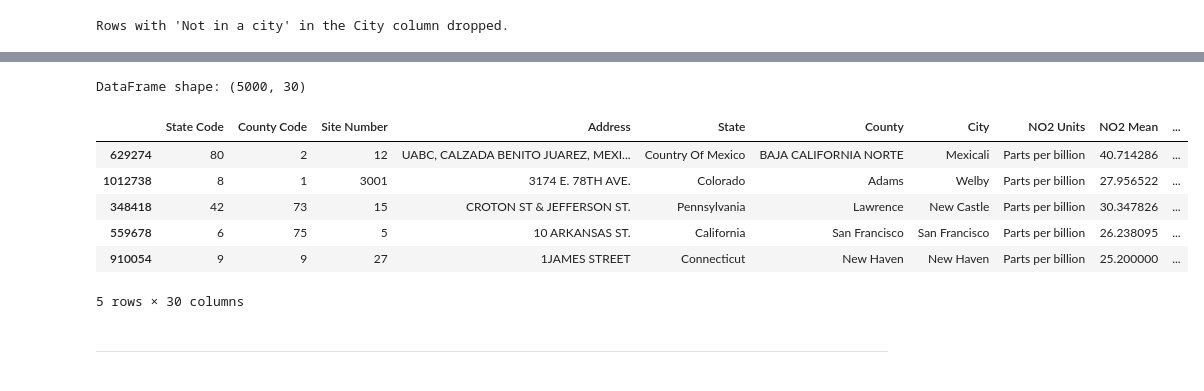
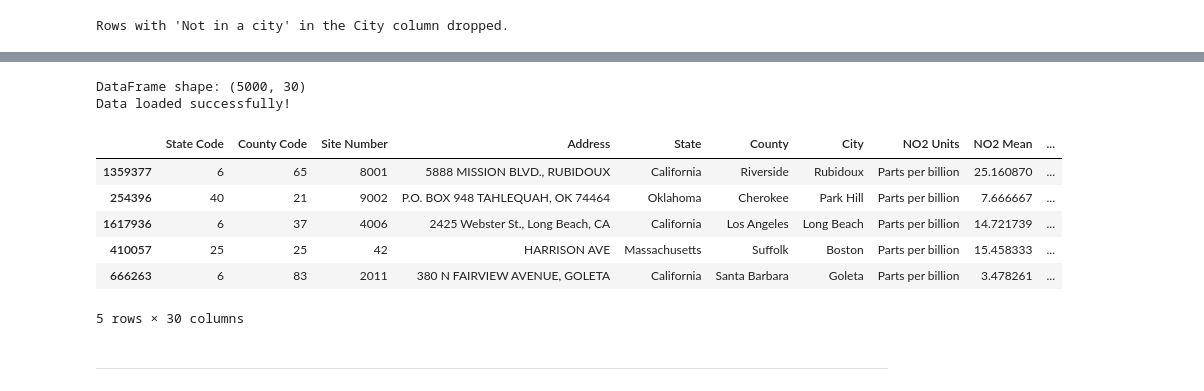
Before and after one commit to AjayChohan1/air-quality-dashboard, a Jupyter notebook: jupyter_notebooks/data_cleaning.ipynb, the cells around one changed output, grey strips where cells are left out. Saved outputs shown, nothing was run; the diff lists cells and outputs as text; code cells hidden in the pictures.

```diff
--- a/jupyter_notebooks/data_cleaning.ipynb
+++ b/jupyter_notebooks/data_cleaning.ipynb
@@ -404,3 +404,9 @@ Date                 datetime64[ns]
 Year                          int32
 Month                         int32
 dtype: object
+# %%
+# Drop all rows with negative values in any pollutant column
+pollutant_cols = ["NO2 Mean", "O3 Mean", "SO2 Mean", "CO Mean"]
+for col in pollutant_cols:
+    df = df[df[col] >= 0]
+print("Rows with negative pollutant values dropped.")
@@ -407,17 +460,19 @@ dtype: object
 # %%
 # Extract a random, fractioned sample of the data of 5000 values for analytic purposes
 # Also return the new data shape
-df1 = df.sample(frac=0.01243, random_state=10)
+df1 = df.sample(frac=0.012582, random_state=10)
 print(f"DataFrame shape: {df1.shape}")
+print("Data loaded successfully!")
 df1.head()
 # %% [output]
 DataFrame shape: (5000, 30)
+Data loaded successfully!
 |  | State Code | County Code | Site Number | Address | State | County | City | NO2 Units | NO2 Mean | ... |
-| 629274 | 80 | 2 | 12 | UABC, CALZADA BENITO JUAREZ, MEXI... | Country Of Mexico | BAJA CALIFORNIA NORTE | Mexicali | Parts per billion | 40.714286 | ... |
-| 1012738 | 8 | 1 | 3001 | 3174 E. 78TH AVE. | Colorado | Adams | Welby | Parts per billion | 27.956522 | ... |
-| 348418 | 42 | 73 | 15 | CROTON ST & JEFFERSON ST. | Pennsylvania | Lawrence | New Castle | Parts per billion | 30.347826 | ... |
-| 559678 | 6 | 75 | 5 | 10 ARKANSAS ST. | California | San Francisco | San Francisco | Parts per billion | 26.238095 | ... |
-| 910054 | 9 | 9 | 27 | 1JAMES STREET | Connecticut | New Haven | New Haven | Parts per billion | 25.200000 | ... |
+| 1359377 | 6 | 65 | 8001 | 5888 MISSION BLVD., RUBIDOUX | California | Riverside | Rubidoux | Parts per billion | 25.160870 | ... |
+| 254396 | 40 | 21 | 9002 | P.O. BOX 948 TAHLEQUAH, OK 74464 | Oklahoma | Cherokee | Park Hill | Parts per billion | 7.666667 | ... |
+| 1617936 | 6 | 37 | 4006 | 2425 Webster St., Long Beach, CA | California | Los Angeles | Long Beach | Parts per billion | 14.721739 | ... |
+| 410057 | 25 | 25 | 42 | HARRISON AVE | Massachusetts | Suffolk | Boston | Parts per billion | 15.458333 | ... |
+| 666263 | 6 | 83 | 2011 | 380 N FAIRVIEW AVENUE, GOLETA | California | Santa Barbara | Goleta | Parts per billion | 3.478261 | ... |
 5 rows × 30 columns
 # %% [markdown]
 ---
```
Also changed, not shown: parts of 10 cells of this notebook.
